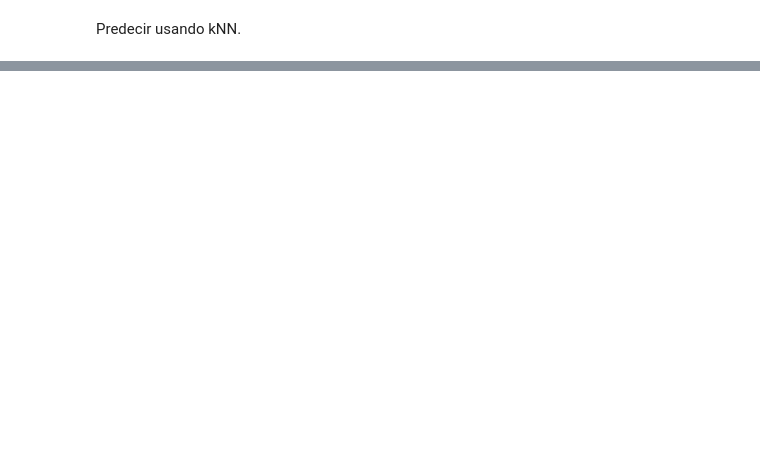
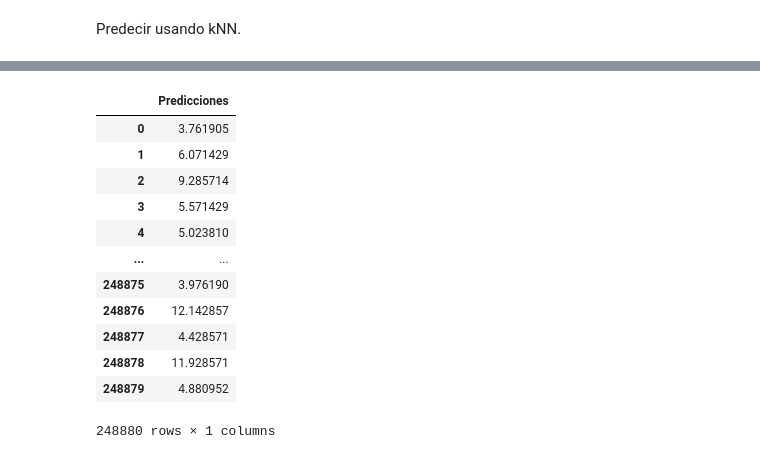
Before and after one commit to anitalittle/tarea2, a Jupyter notebook: tarea2_probando.ipynb, the cells around one changed output, grey strips where cells are left out. Saved outputs shown, nothing was run; the diff lists cells and outputs as text; code cells hidden in the pictures; blank space fills up the shorter version.

```diff
--- a/tarea2_probando.ipynb
+++ b/tarea2_probando.ipynb
@@ -1021,0 +1044,44 @@ predicciones_tree_df
+# %%
+selected_features_knn = ['fligth_number', 'distance', 'out_of_stock', 'departure_time','capacity']  # Recordar las variables ya seleccionadas
+X = df_train[selected_features_knn]
+y = df_train['noshow']
+
+# Necesario estandarizar
+scaler = StandardScaler()
+scaler.fit(X)
+
+X_train_scaled = scaler.transform(X)
+
+# Entrena el modelo KNN con los datos de entrenamiento escalados
+knn_reg.fit(X_train_scaled, y)
+
+# Seleccionar las mismas variables en los datos nuevos
+X_test = df_test[selected_features_knn]
+
+# Estandarizar los datos nuevos
+scaler.fit(X_test)
+X_test_scaled = scaler.transform(X_test)
+
+# Realizar predicciones
+predicciones_knn2 = knn_reg.predict(X_test_scaled)
+
+predicciones_knn_df2 = pd.DataFrame({'Predicciones': predicciones_knn2})
+
+# Guardar las predicciones en un archivo CSV
+predicciones_knn_df2.to_csv('predicciones_knn2.csv', index=False, header=False)
+
+predicciones_knn_df2
+# %% [output]
+|  | Predicciones |
+| 0 | 3.761905 |
+| 1 | 6.071429 |
+| 2 | 9.285714 |
+| 3 | 5.571429 |
+| 4 | 5.023810 |
+| ... | ... |
+| 248875 | 3.976190 |
+| 248876 | 12.142857 |
+| 248877 | 4.428571 |
+| 248878 | 11.928571 |
+| 248879 | 4.880952 |
+248880 rows × 1 columns
```
Also changed, not shown: parts of 21 cells of this notebook, 2 other files.
